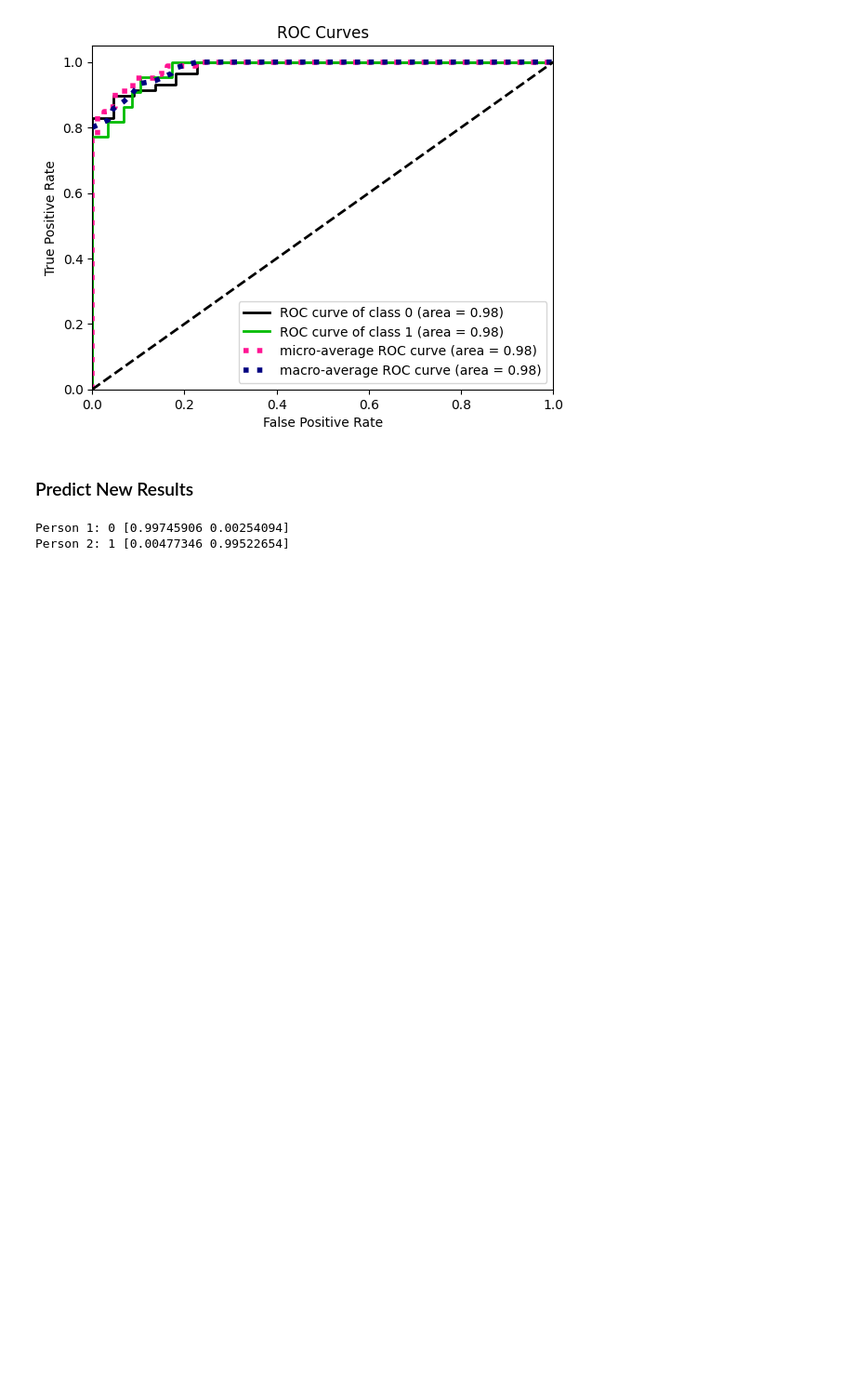
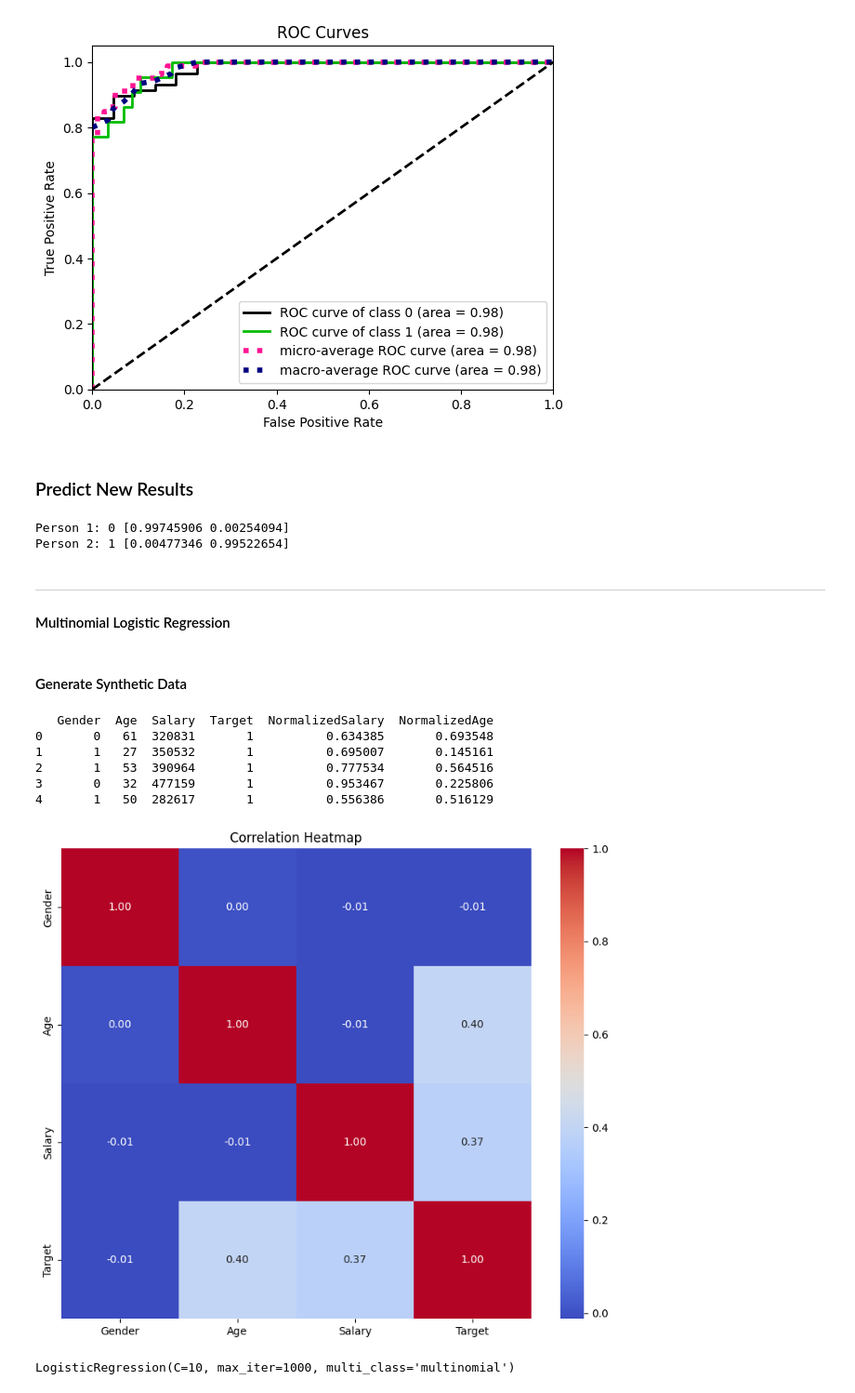
Before and after one commit to kariemoorman/didactic-diy, a Jupyter notebook: tutorials/predictive_modeling/logistic_regression.ipynb, the cells around one changed output. Shown: that part at 93% size. Saved outputs shown, nothing was run; the diff lists cells and outputs as text; code cells hidden in the pictures; blank space fills up the shorter version.

Commit message:
log-regression

```diff
--- a/tutorials/predictive_modeling/logistic_regression.ipynb
+++ b/tutorials/predictive_modeling/logistic_regression.ipynb
@@ -219,3 +223,66 @@ print("Person 2:", predicted_class[1], predicted_probabilities[1])
 # %% [output]
 Person 1: 0 [0.99745906 0.00254094]
 Person 2: 1 [0.00477346 0.99522654]
+# %% [markdown]
+<hr>
+
+#### Multinomial Logistic Regression
+# %% [markdown]
+#### Generate Synthetic Data
+# %%
+# Set random seed for reproducibility
+np.random.seed(0)
+# Define the number of data points
+num_samples = 10000
+
+# Generate random Gender data (0 for male, 1 for female)
+gender = np.random.randint(0, 2, size=num_samples)
+# Generate random Age data (between 18 and 80)
+age = np.random.randint(18, 81, size=num_samples)
+# Generate random Salary data (between 10,000 and 500,000)
+salary = np.random.randint(10000, 500001, size=num_samples)
+# Create a DataFrame to store the dataset
+data = pd.DataFrame({
+    'Gender': gender,
+    'Age': age,
+    'Salary': salary,
+})
+
+# Generate random Multinomial categorical variable data (0, 1, 2)
+def create_biased_target(row):
+    if row['Age'] > 60:
+        if row['Salary'] > 100000:
+            return 1  # Older with higher salary
+        else:
+            return 2  # Older but not higher salary
+    elif row['Salary'] > 200000:
+        return 1
+    else:
+        return 0  # Not older
+
+# Apply the function to create the target column
+data['Target'] = data.apply(create_biased_target, axis=1)
+
+scaler = MinMaxScaler()
+data['NormalizedSalary'] = scaler.fit_transform(data[['Salary']])
+data['NormalizedAge'] = scaler.fit_transform(data[['Age']])
+
+# Display the first few rows of the dataset
+print(data.head())
+# %% [output]
+   Gender  Age  Salary  Target  NormalizedSalary  NormalizedAge
+0       0   61  320831       1          0.634385       0.693548
+1       1   27  350532       1          0.695007       0.145161
+2       1   53  390964       1          0.777534       0.564516
+3       0   32  477159       1          0.953467       0.225806
+4       1   50  282617       1          0.556386       0.516129
+# %%
+df = data[['Gender', 'Age', 'Salary', 'Target']]
+corr_matrix = np.corrcoef(df.values, rowvar=False)
+
+plt.figure(figsize=(10, 8))
+sns.heatmap(corr_matrix, annot=True, fmt=".2f", cmap="coolwarm", square=True, xticklabels=df.columns, yticklabels=df.columns)
+plt.title("Correlation Heatmap")
+plt.show()
+# %% [output]
+[figure, added]
@@ -221,0 +294,12 @@ Person 2: 1 [0.00477346 0.99522654]
+# %%
+# Hyperparameter tuning using GridSearchCV
+input_model = LogisticRegression( C=1.0, solver='lbfgs',  multi_class='multinomial', max_iter=1000)
+param_grid = {'C': [0.01, 0.1, 1, 10]}
+grid_search = GridSearchCV(input_model, param_grid, cv=5, scoring='accuracy')
+grid_search.fit(X_train, y_train)
+
+# Get the best hyperparameters
+best_model = grid_search.best_estimator_
+best_model
+# %% [output]
+LogisticRegression(C=10, max_iter=1000, multi_class='multinomial')
```
Also changed, not shown: parts of 8 cells of this notebook.
